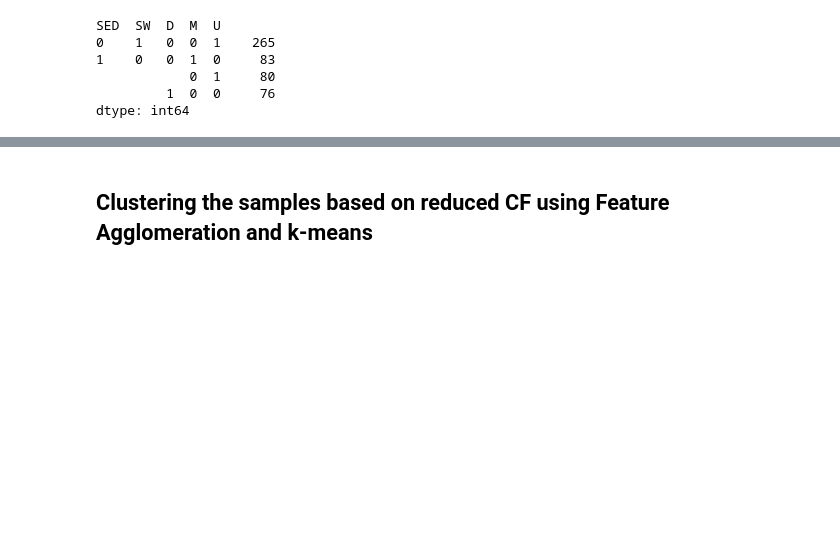
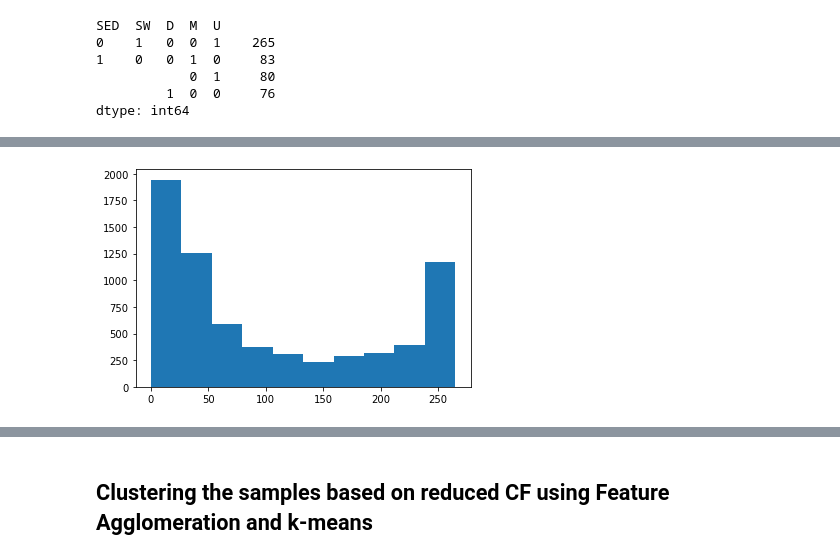
Before and after one commit to mmlchang/WHONDRS_collaboration, a Jupyter notebook: EDA/EDA.ipynb, the cells around one changed output, grey strips where cells are left out. Drawn from its saved outputs; the diff is of its cells as text; code cells hidden in the pictures; blank space fills up the shorter version.

```diff
--- a/EDA/EDA.ipynb
+++ b/EDA/EDA.ipynb
@@ -100,0 +98,3 @@ Questions to clarify before further analysis:
+# %%
+temp = final_df.groupby(col).sum().reset_index(drop=True).T
+temp.head(5)
@@ -100,0 +108,5 @@ Questions to clarify before further analysis:
+# %%
+plt.hist(temp[0])
+plt.show()
+# %% [output]
+[figure, added]
```
Also changed, not shown: parts of 8 cells of this notebook.
